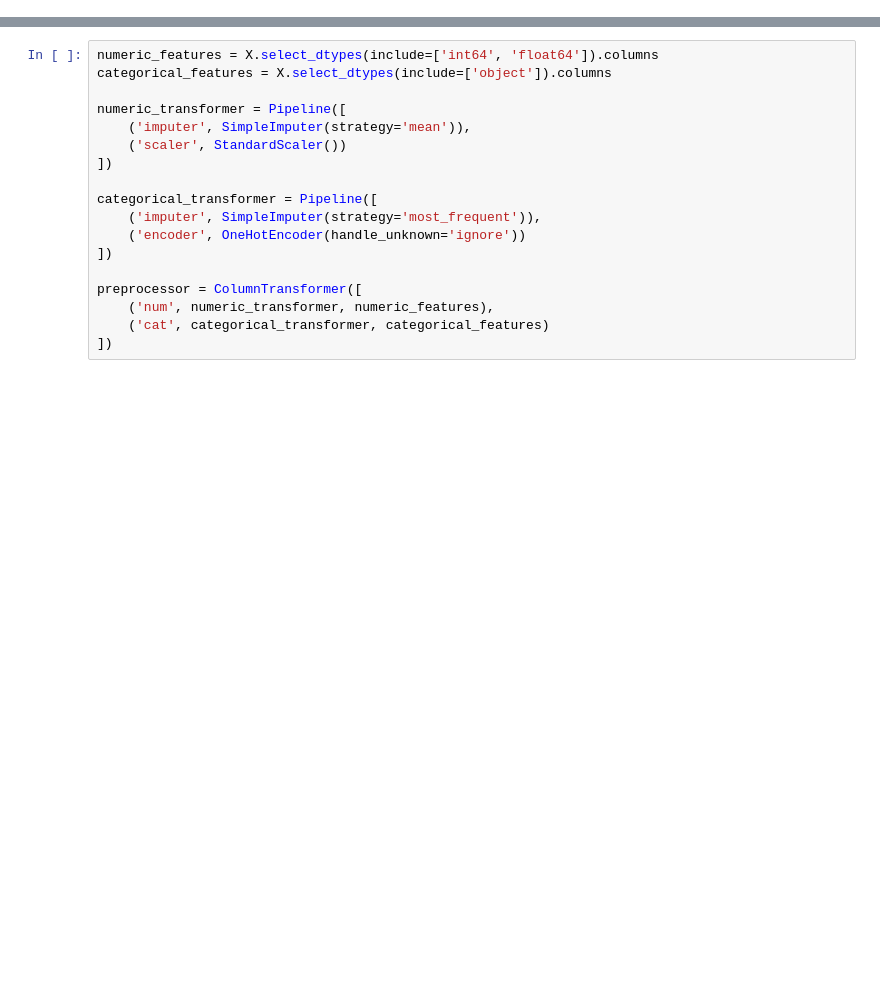
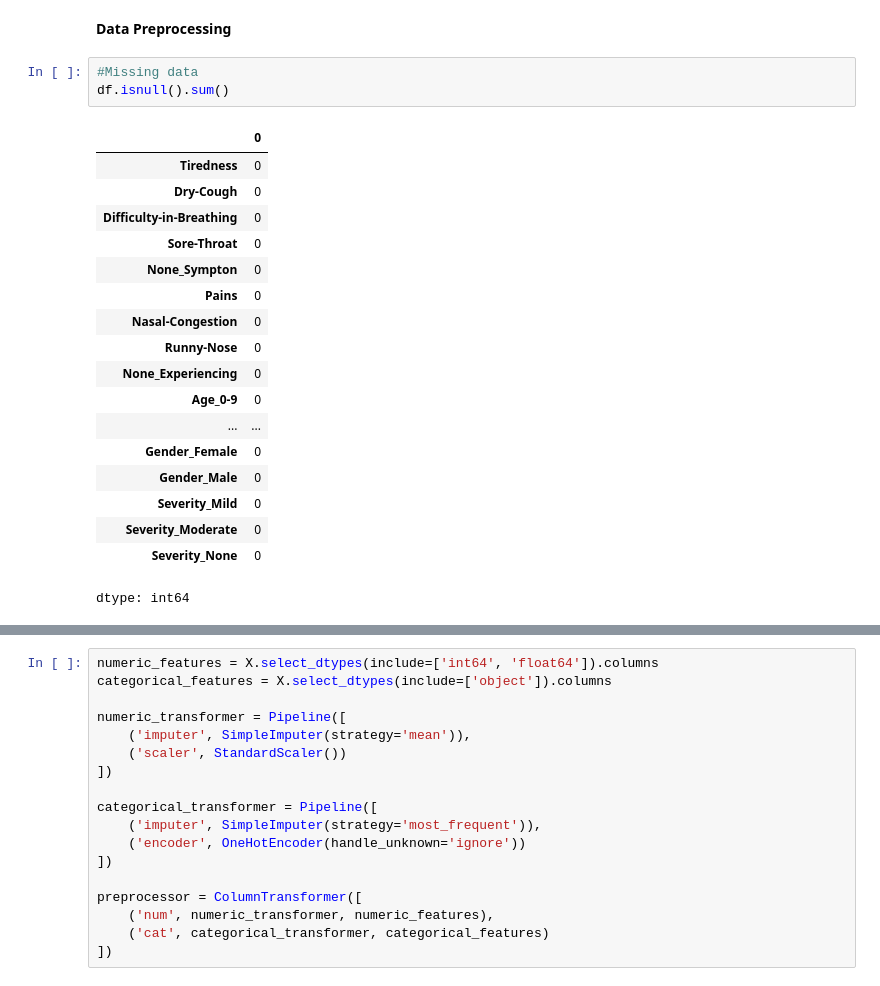
Before and after one commit to ChrisKabumba/GRP-B-ISP-ChrisKabumba, a Jupyter notebook: Model Training.ipynb, the cells around one changed output, grey strips where cells are left out. Saved outputs shown, nothing was run; the diff lists cells and outputs as text; blank space fills up the shorter version.

```diff
--- a/Model Training.ipynb
+++ b/Model Training.ipynb
@@ -19,3 +24,27 @@ df.head()
 | 2 | 1 | 1 | 1 | 1 | 0 | 1 | 1 | ... |
 | 3 | 1 | 1 | 1 | 1 | 0 | 1 | 1 | ... |
 | 4 | 1 | 1 | 1 | 1 | 0 | 1 | 1 | ... |
+# %% [markdown]
+**Data Preprocessing**
+# %%
+#Missing data
+df.isnull().sum()
+# %% [output]
+|  | 0 |
+| Tiredness | 0 |
+| Dry-Cough | 0 |
+| Difficulty-in-Breathing | 0 |
+| Sore-Throat | 0 |
+| None_Sympton | 0 |
+| Pains | 0 |
+| Nasal-Congestion | 0 |
+| Runny-Nose | 0 |
+| None_Experiencing | 0 |
+| Age_0-9 | 0 |
+| ... | ... |
+| Gender_Female | 0 |
+| Gender_Male | 0 |
+| Severity_Mild | 0 |
+| Severity_Moderate | 0 |
+| Severity_None | 0 |
+dtype: int64
```
Also changed, not shown: parts of 23 cells of this notebook.
